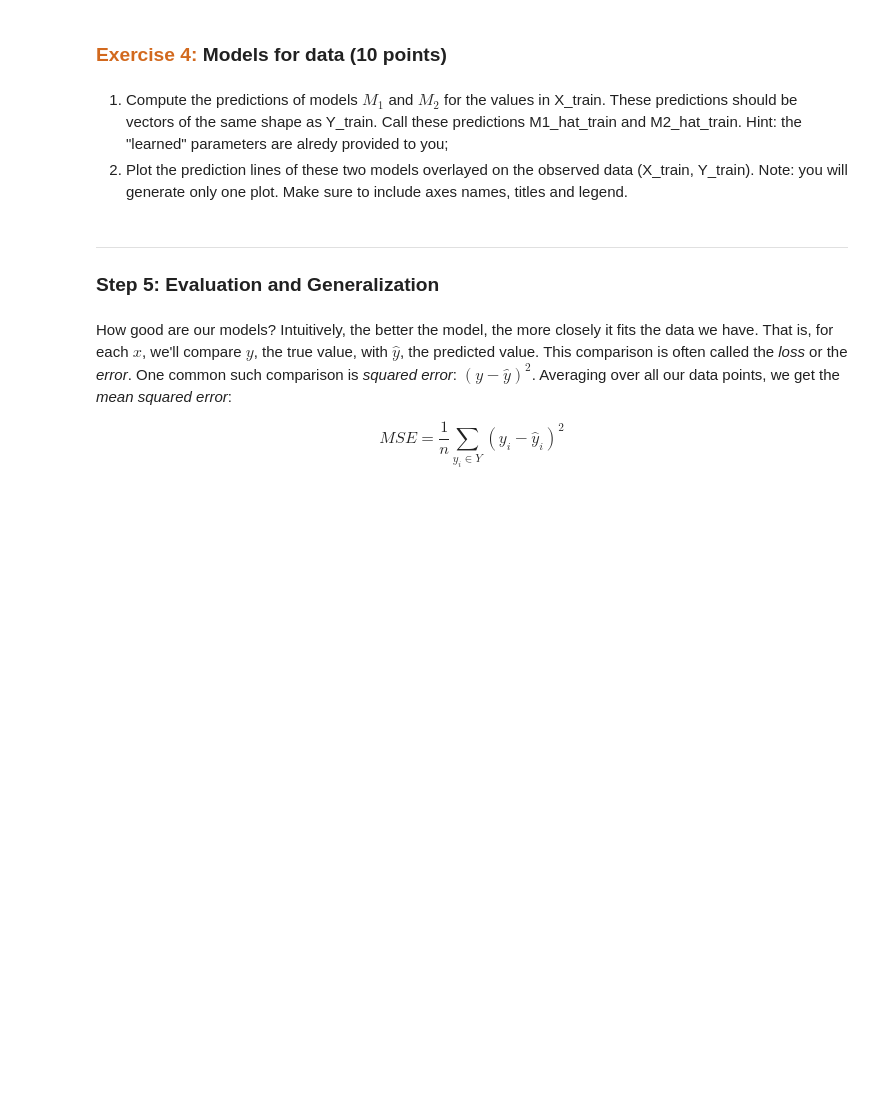
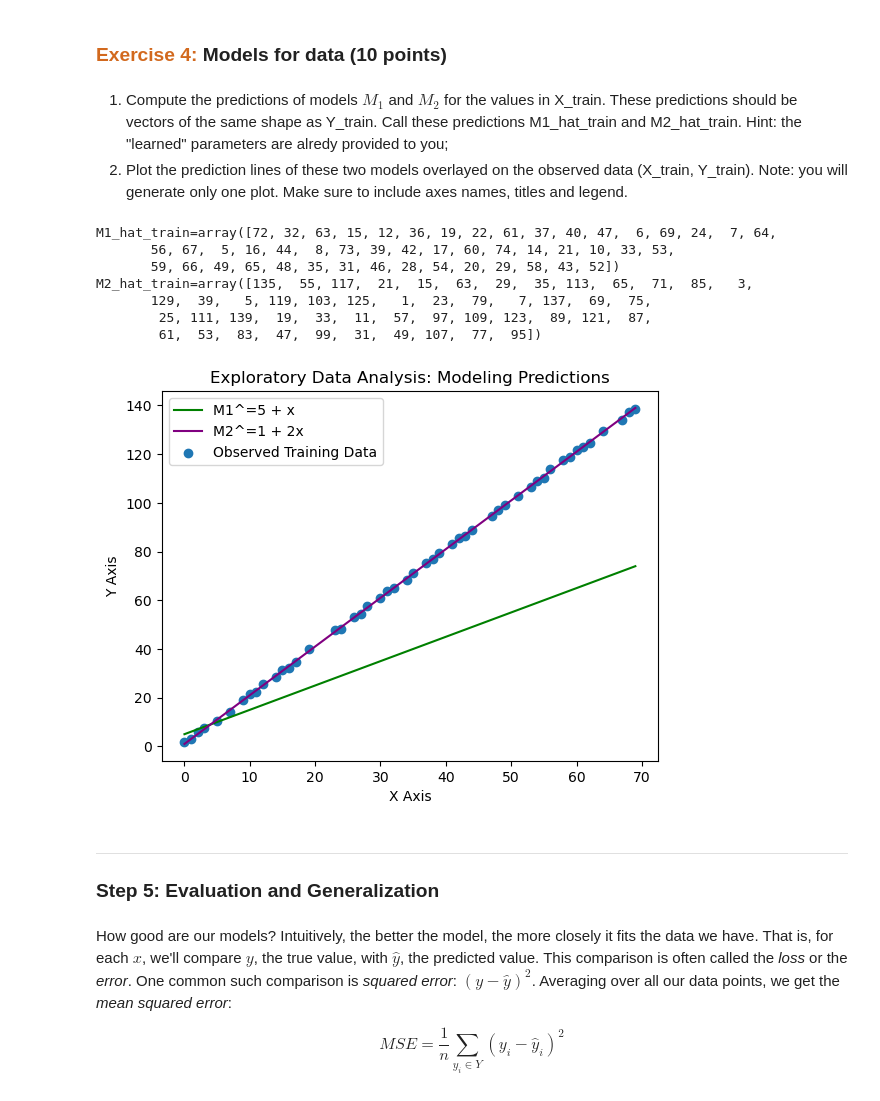
Before and after one commit to daveschaaf/mids_207, a Jupyter notebook: assignments/01 Introduction.ipynb, the cells around one changed output. Drawn from its saved outputs; the diff is of its cells as text; code cells hidden in the pictures; blank space fills up the shorter version.

```diff
--- a/assignments/01 Introduction.ipynb
+++ b/assignments/01 Introduction.ipynb
@@ -145,3 +143,32 @@ Let's consider two possible models for this data:
+# %%
+def model_1(data):
+    return 5 + data
+def model_2(data):
+    return 1 + 2*data
+M1_hat_train = model_1(X_train)
+M2_hat_train = model_2(X_train)
+print(f"{M1_hat_train=}")
+print(f"{M2_hat_train=}")
+
+M1_hat_line = np.linspace(min(M1_hat_train),max(M1_hat_train),70)
+M2_hat_line = np.linspace(min(M2_hat_train),max(M2_hat_train),70)
+plt.plot(M1_hat_line, label="M1^=5 + x", color="green")
+plt.plot(M2_hat_line, label="M2^=1 + 2x", color="purple")
+plt.scatter(X_train, Y_train, label="Observed Training Data")
+plt.xlabel("X Axis")
+plt.ylabel("Y Axis")
+plt.title("Exploratory Data Analysis: Modeling Predictions")
+plt.legend(loc="best")
+plt.show()
+# %% [output]
+M1_hat_train=array([72, 32, 63, 15, 12, 36, 19, 22, 61, 37, 40, 47,  6, 69, 24,  7, 64,
+       56, 67,  5, 16, 44,  8, 73, 39, 42, 17, 60, 74, 14, 21, 10, 33, 53,
+       59, 66, 49, 65, 48, 35, 31, 46, 28, 54, 20, 29, 58, 43, 52])
+M2_hat_train=array([135,  55, 117,  21,  15,  63,  29,  35, 113,  65,  71,  85,   3,
+       129,  39,   5, 119, 103, 125,   1,  23,  79,   7, 137,  69,  75,
+        25, 111, 139,  19,  33,  11,  57,  97, 109, 123,  89, 121,  87,
+        61,  53,  83,  47,  99,  31,  49, 107,  77,  95])
+[figure, added]
 # %% [markdown]
 ---
 ### Step 5: Evaluation and Generalization
```
Also changed, not shown: parts of 6 cells of this notebook.
